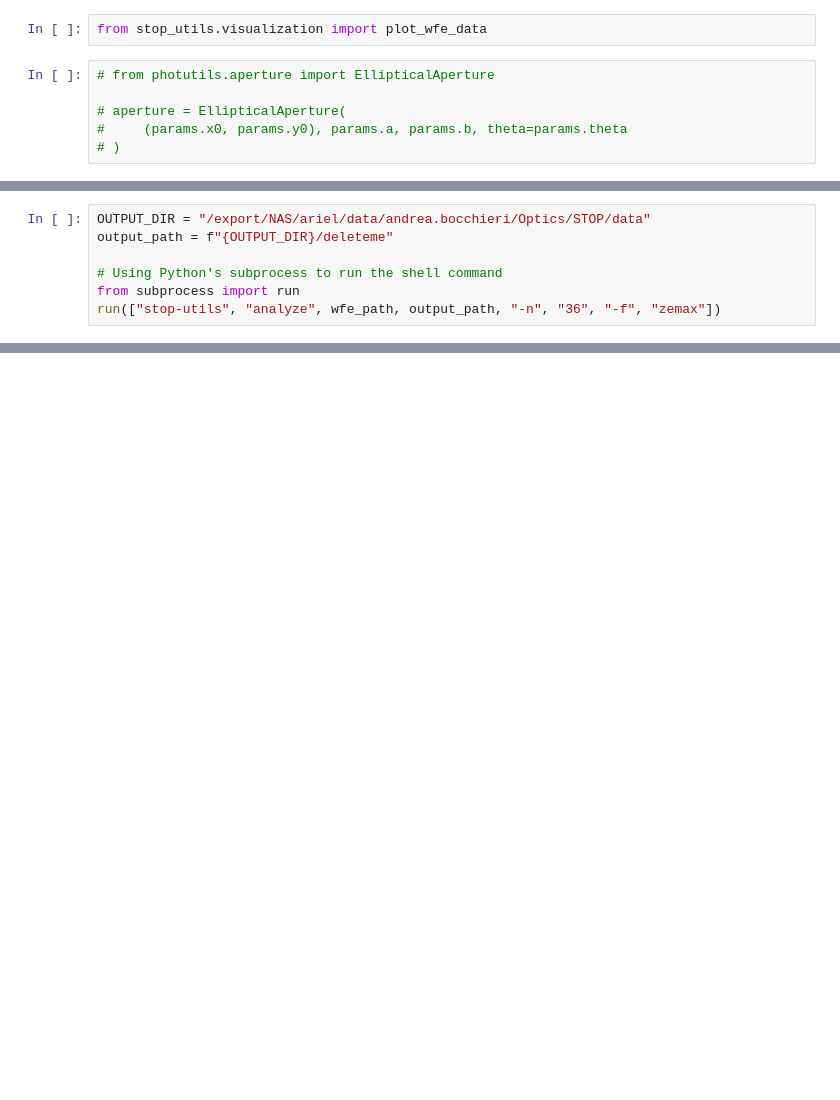
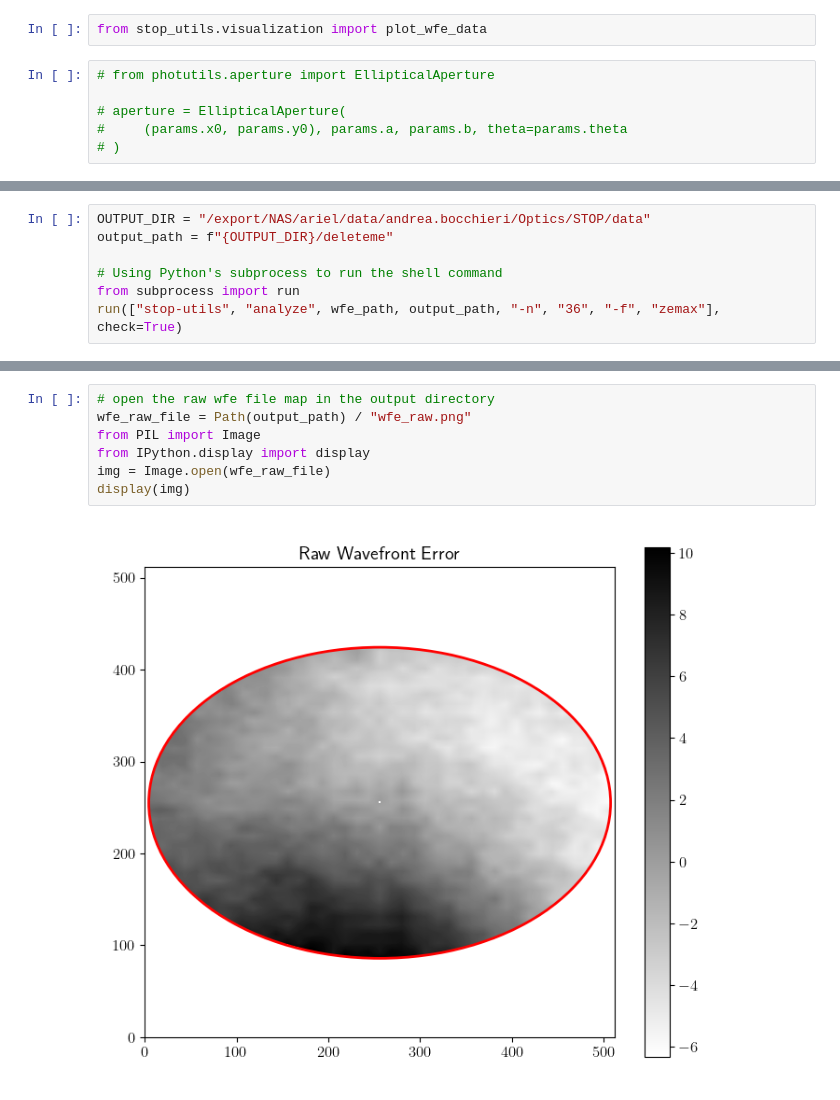
Before and after one commit to arielmission-space/STOP-utils, a Jupyter notebook: notebook/load_external_wfe.ipynb, the cells around one changed output, grey strips where cells are left out. Saved outputs shown, nothing was run; the diff lists cells and outputs as text; blank space fills up the shorter version.

```diff
--- a/notebook/load_external_wfe.ipynb
+++ b/notebook/load_external_wfe.ipynb
@@ -76,6 +75,6 @@ output_path = f"{OUTPUT_DIR}/deleteme"
 
 # Using Python's subprocess to run the shell command
 from subprocess import run
-run(["stop-utils", "analyze", wfe_path, output_path, "-n", "36", "-f", "zemax"])
+run(["stop-utils", "analyze", wfe_path, output_path, "-n", "36", "-f", "zemax"], check=True)
 # %% [output]
 ⠙  Analyzing
@@ -124,0 +124,9 @@ CompletedProcess(args=['stop-utils', 'analyze', '/home/ariel/andrea.bocchieri/DA
+# %%
+# open the raw wfe file map in the output directory
+wfe_raw_file = Path(output_path) / "wfe_raw.png"
+from PIL import Image
+from IPython.display import display
+img = Image.open(wfe_raw_file)
+display(img)
+# %% [output]
+[figure, added]
```
Also changed, not shown: parts of 9 cells of this notebook, 3 other files.
